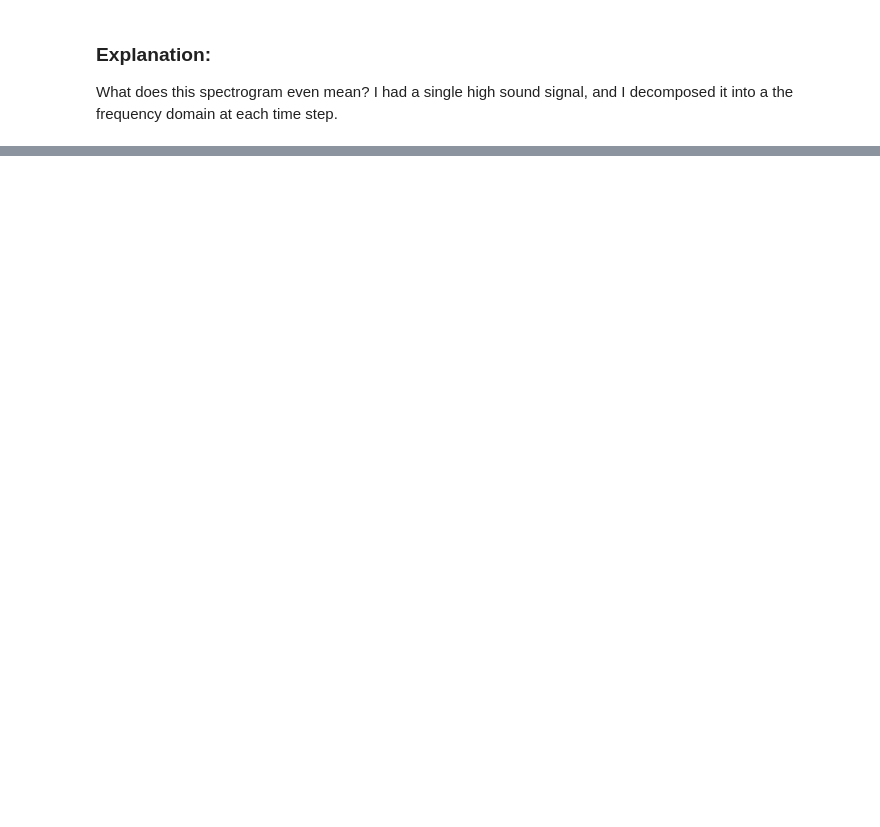
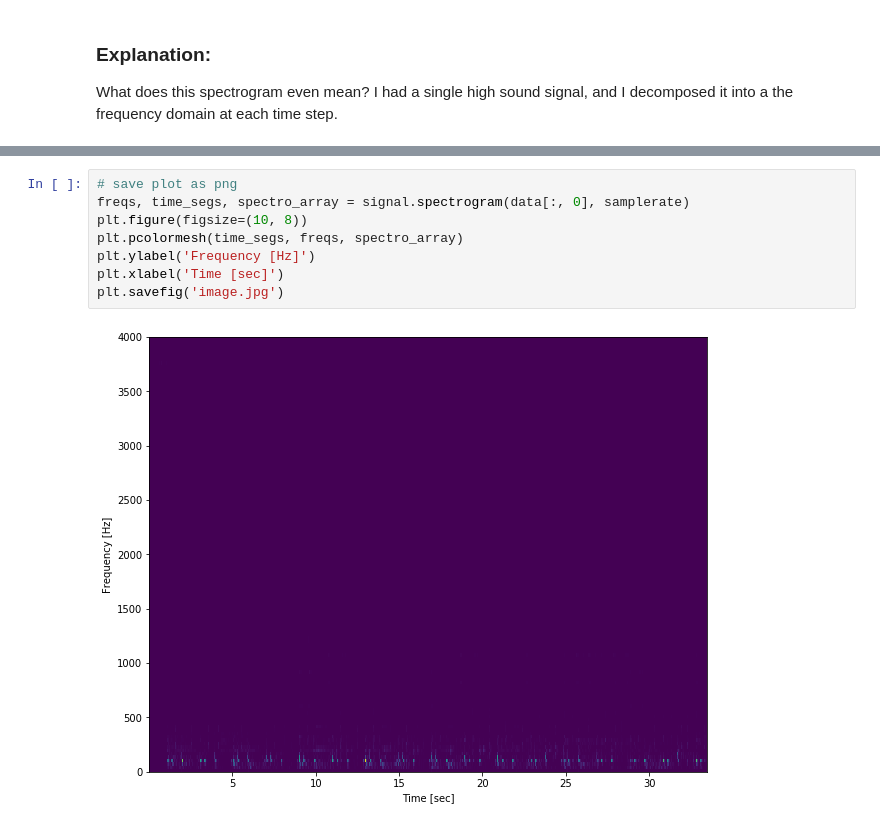
Before and after one commit to PeterFriedrich/machine-sound-prediction, a Jupyter notebook: pre-processing-single-file.ipynb, the cells around one changed output, grey strips where cells are left out. Drawn from its saved outputs; the diff is of its cells as text; blank space fills up the shorter version.

```diff
--- a/pre-processing-single-file.ipynb
+++ b/pre-processing-single-file.ipynb
@@ -141,0 +159,10 @@ What does this spectrogram even mean?  I had a single high sound signal, and I d
+# %%
+# save plot as png
+freqs, time_segs, spectro_array = signal.spectrogram(data[:, 0], samplerate)
+plt.figure(figsize=(10, 8))
+plt.pcolormesh(time_segs, freqs, spectro_array)
+plt.ylabel('Frequency [Hz]')
+plt.xlabel('Time [sec]')
+plt.savefig('image.jpg')
+# %% [output]
+[figure, added]
```
Also changed, not shown: parts of 22 cells of this notebook, 1 other file.
